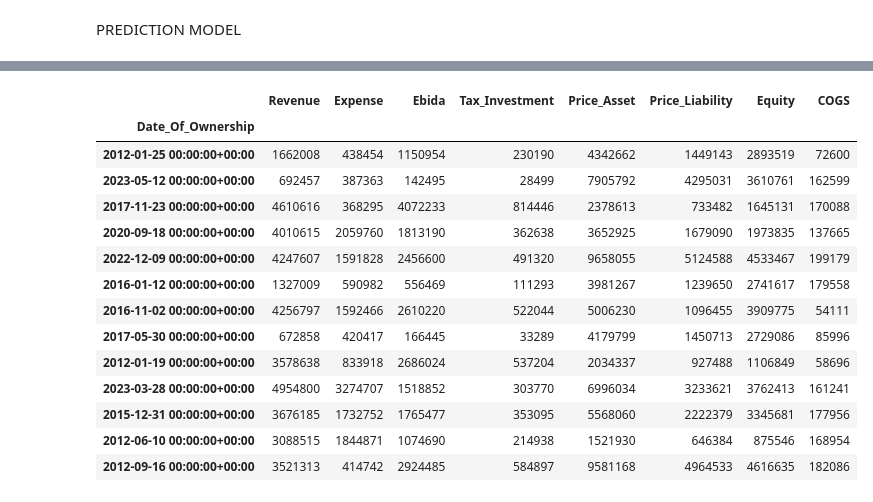
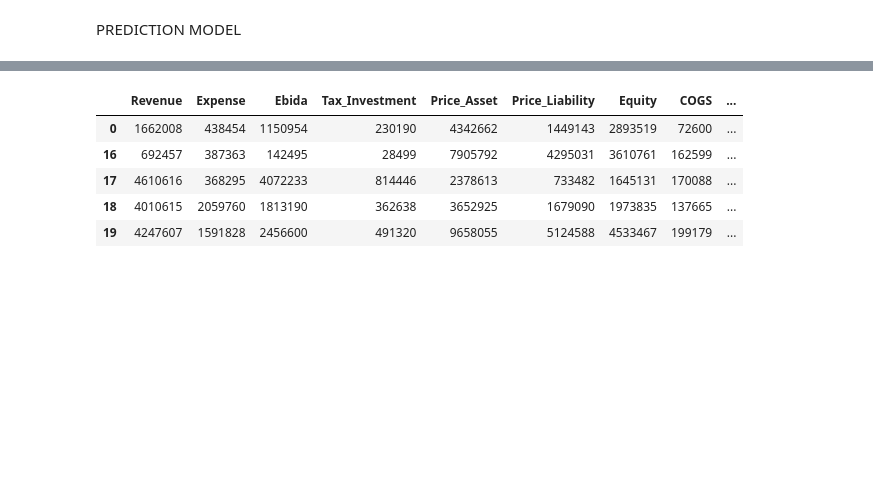
Before and after one commit to kevinMatthewT/Capstone-Project, a Jupyter notebook: prediction/company_prediction.ipynb, the cells around one changed output, grey strips where cells are left out. Saved outputs shown, nothing was run; the diff lists cells and outputs as text; code cells hidden in the pictures; blank space fills up the shorter version.

```diff
--- a/prediction/company_prediction.ipynb
+++ b/prediction/company_prediction.ipynb
@@ -180,4 +142,4 @@ df_to_predict
 # %%
-df_to_predict=df_to_predict.set_index(['Date_Of_Ownership'])
+# df_to_predict=df_to_predict.set_index(['Date_Of_Ownership'])
 df_to_predict.index
 # %% [output]
@@ -192,20 +149,11 @@ DatetimeIndex(['2012-01-25 00:00:00+00:00', '2023-05-12 00:00:00+00:00',
 # %%
 df_to_predict=df_to_predict.drop(["Company","Company_Investor","Domicile","Business","Percentage_Ownership","Year_Of_Operation"], axis=1)
-df_to_predict
+df_to_predict.head(5)
 # %% [output]
-|  | Revenue | Expense | Ebida | Tax_Investment | Price_Asset | Price_Liability | Equity | COGS |
-| Date_Of_Ownership |  |  |  |  |  |  |  |  |
-| 2012-01-25 00:00:00+00:00 | 1662008 | 438454 | 1150954 | 230190 | 4342662 | 1449143 | 2893519 | 72600 |
-| 2023-05-12 00:00:00+00:00 | 692457 | 387363 | 142495 | 28499 | 7905792 | 4295031 | 3610761 | 162599 |
-| 2017-11-23 00:00:00+00:00 | 4610616 | 368295 | 4072233 | 814446 | 2378613 | 733482 | 1645131 | 170088 |
-| 2020-09-18 00:00:00+00:00 | 4010615 | 2059760 | 1813190 | 362638 | 3652925 | 1679090 | 1973835 | 137665 |
-| 2022-12-09 00:00:00+00:00 | 4247607 | 1591828 | 2456600 | 491320 | 9658055 | 5124588 | 4533467 | 199179 |
-| 2016-01-12 00:00:00+00:00 | 1327009 | 590982 | 556469 | 111293 | 3981267 | 1239650 | 2741617 | 179558 |
-| 2016-11-02 00:00:00+00:00 | 4256797 | 1592466 | 2610220 | 522044 | 5006230 | 1096455 | 3909775 | 54111 |
-| 2017-05-30 00:00:00+00:00 | 672858 | 420417 | 166445 | 33289 | 4179799 | 1450713 | 2729086 | 85996 |
-| 2012-01-19 00:00:00+00:00 | 3578638 | 833918 | 2686024 | 537204 | 2034337 | 927488 | 1106849 | 58696 |
-| 2023-03-28 00:00:00+00:00 | 4954800 | 3274707 | 1518852 | 303770 | 6996034 | 3233621 | 3762413 | 161241 |
-| 2015-12-31 00:00:00+00:00 | 3676185 | 1732752 | 1765477 | 353095 | 5568060 | 2222379 | 3345681 | 177956 |
-| 2012-06-10 00:00:00+00:00 | 3088515 | 1844871 | 1074690 | 214938 | 1521930 | 646384 | 875546 | 168954 |
-| 2012-09-16 00:00:00+00:00 | 3521313 | 414742 | 2924485 | 584897 | 9581168 | 4964533 | 4616635 | 182086 |
+|  | Revenue | Expense | Ebida | Tax_Investment | Price_Asset | Price_Liability | Equity | COGS | ... |
+| 0 | 1662008 | 438454 | 1150954 | 230190 | 4342662 | 1449143 | 2893519 | 72600 | ... |
+| 16 | 692457 | 387363 | 142495 | 28499 | 7905792 | 4295031 | 3610761 | 162599 | ... |
+| 17 | 4610616 | 368295 | 4072233 | 814446 | 2378613 | 733482 | 1645131 | 170088 | ... |
+| 18 | 4010615 | 2059760 | 1813190 | 362638 | 3652925 | 1679090 | 1973835 | 137665 | ... |
+| 19 | 4247607 | 1591828 | 2456600 | 491320 | 9658055 | 5124588 | 4533467 | 199179 | ... |
 # %%
```
Also changed, not shown: parts of 29 cells of this notebook, 1 other file.
